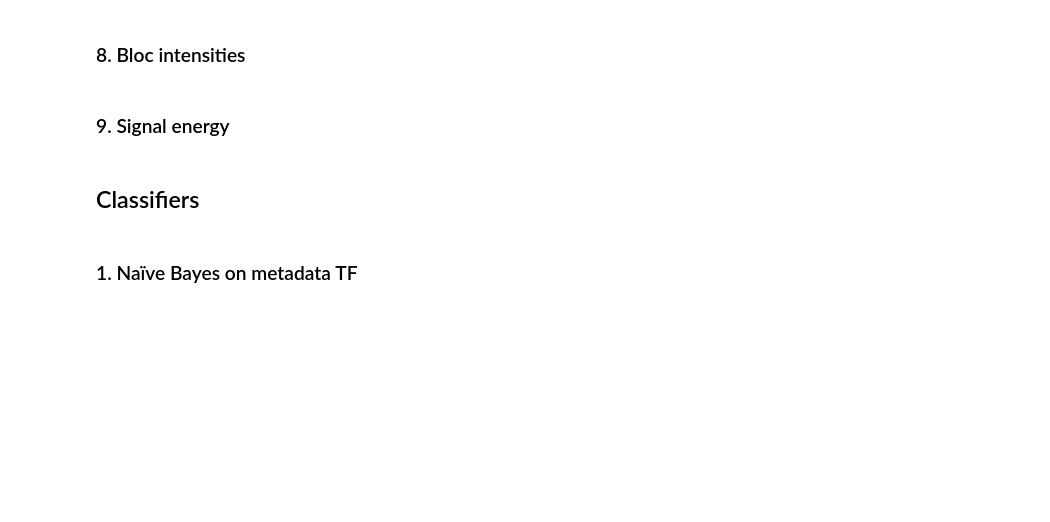
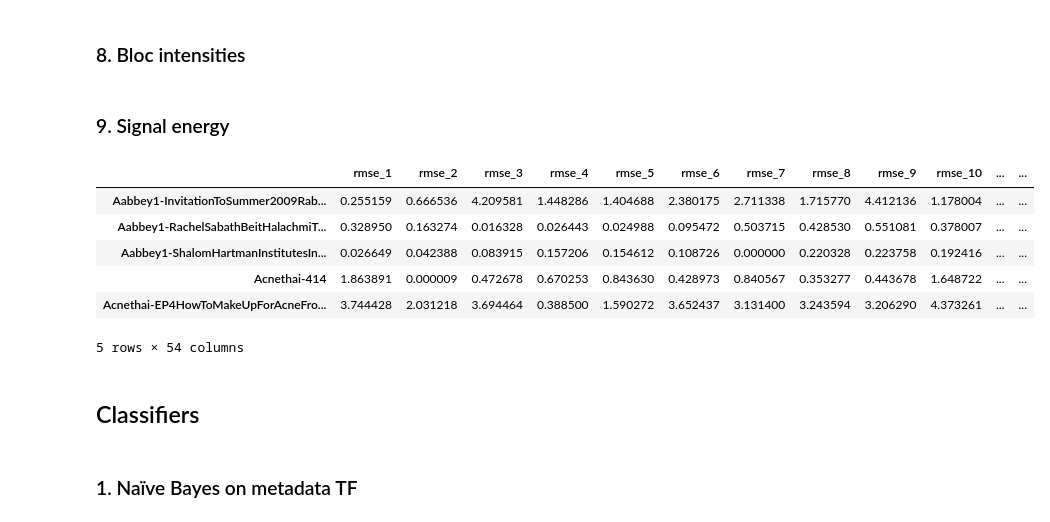
Before and after one commit to cmisid/Karadoc, a Jupyter notebook: notebooks/metaclassification.ipynb, the cells around one changed output. Drawn from its saved outputs; the diff is of its cells as text; code cells hidden in the pictures; blank space fills up the shorter version.

```diff
--- a/notebooks/metaclassification.ipynb
+++ b/notebooks/metaclassification.ipynb
@@ -117,6 +137,18 @@ shots_features.head()
 ### 8. Bloc intensities
 # %% [markdown]
 ### 9. Signal energy
+# %%
+signal_energy = pd.read_csv('../features/audio/signal_features_df.csv', index_col=0)
+
+signal_energy.head()
+# %% [output]
+|  | rmse_1 | rmse_2 | rmse_3 | rmse_4 | rmse_5 | rmse_6 | rmse_7 | rmse_8 | rmse_9 | rmse_10 | ... | ... |
+| Aabbey1-InvitationToSummer2009Rab... | 0.255159 | 0.666536 | 4.209581 | 1.448286 | 1.404688 | 2.380175 | 2.711338 | 1.715770 | 4.412136 | 1.178004 | ... | ... |
+| Aabbey1-RachelSabathBeitHalachmiT... | 0.328950 | 0.163274 | 0.016328 | 0.026443 | 0.024988 | 0.095472 | 0.503715 | 0.428530 | 0.551081 | 0.378007 | ... | ... |
+| Aabbey1-ShalomHartmanInstitutesIn... | 0.026649 | 0.042388 | 0.083915 | 0.157206 | 0.154612 | 0.108726 | 0.000000 | 0.220328 | 0.223758 | 0.192416 | ... | ... |
+| Acnethai-414 | 1.863891 | 0.000009 | 0.472678 | 0.670253 | 0.843630 | 0.428973 | 0.840567 | 0.353277 | 0.443678 | 1.648722 | ... | ... |
+| Acnethai-EP4HowToMakeUpForAcneFro... | 3.744428 | 2.031218 | 3.694464 | 0.388500 | 1.590272 | 3.652437 | 3.131400 | 3.243594 | 3.206290 | 4.373261 | ... | ... |
+5 rows × 54 columns
 # %% [markdown]
 ## Classifiers
 # %%
```
Also changed, not shown: parts of 7 cells of this notebook.
